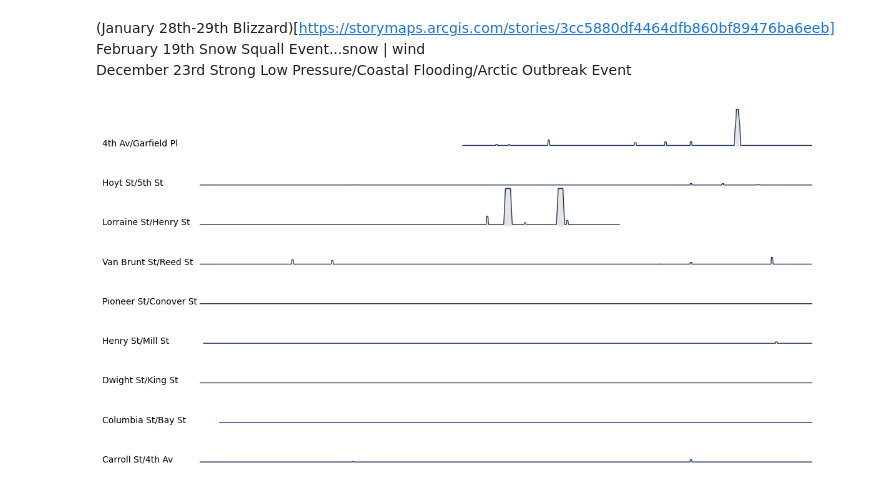
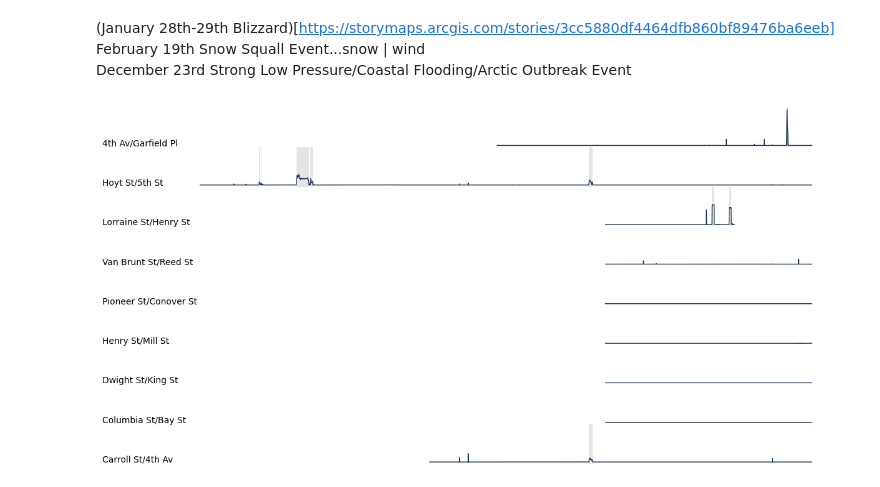
Before and after one commit to cankadir/FloodAnalysis, a Jupyter notebook: PY/Visualization_Tests.ipynb, the cells around one changed output. Saved outputs shown, nothing was run; the diff lists cells and outputs as text; code cells hidden in the pictures.

Commit message:
Improved Visualizations
 - New expanded data
 - Better labeling
 - Simplified color ramps
 - Better annotations.

```diff
--- a/PY/Visualization_Tests.ipynb
+++ b/PY/Visualization_Tests.ipynb
@@ -82,6 +74,6 @@ geo_sensors.head(3)
 | 3 | BK - 9th St/Smith St | Brooklyn | Gowanus | 40.673401 | -73.994892 | overly_heroic_squid | ... |
 | 4 | BK - Carroll St/4th Av | Brooklyn | Gowanus | 40.676281 | -73.984089 | weekly_poetic_guinea | ... |
 # %%
-all_data = flood_data.join(geo_sensors.set_index('deployment_id'), on='deployment_id')
+all_data = flood_data.join(geo_sensors.drop(['lat', 'lon', 'sensor_display_name', 'sensor_address_neighborhood'],axis=1).set_index('deployment_id'), on='deployment_id')
 all_data.head()
 # %% [output]
@@ -148,0 +224,37 @@ RH_data.head()
+# %%
+
+rh_daily =pd.pivot_table(
+    data = RH_data[RH_data['sensor_display_name'].str.contains("Hoyt") ],
+    columns = 'week',
+    index = 'year',
+    values= 'smooth_depth_cut',
+    aggfunc='max'
+).astype( float )
+
+plt.figure( figsize=(12, 3) )
+ax = sns.heatmap( rh_daily, cmap= custom_ramp )
+ax.tick_params( axis='both', left=False, bottom=False, labelsize=8 )
+
+values = ['No Flood', 'Flood', 'Major Flood']
+n = len(values)
+
+colorbar = ax.collections[0].colorbar
+r = colorbar.vmax - colorbar.vmin
+colorbar.set_ticks([colorbar.vmin + r / n * (0.5 + i) for i in range(n)])
+colorbar.set_ticklabels( values )
+colorbar.ax.tick_params(labelsize=8)
+
+# Custom x lables
+months = ['Jan','Feb','Mar','Apr','May','Jun','Jul','Aug','Sep','Oct','Nov','Dec']
+# months = ['Jan','Feb','Mar']
+plt.xticks( [(i*31)+15 for i in range(len(months))] , labels= months , rotation = 0, fontsize=8, ha='center')
+
+# Ad grids
+[ plt.axvline(i*31, color = '#333', alpha=0.25 , lw=0.5 ) for i in range(len(months))]
+[ plt.axhline(i, color = '#333', alpha=0.25 , lw=0.5 ) for i in range(1,3) ]
+
+plt.ylabel('')
+plt.xlabel('')
+plt.yticks(rotation=0)
+plt.title( "Hoyt St & 5th St Sensor, Daily Flood Events", fontsize=13, fontweight='bold', ha = 'left', x=0, y=1.05)
+plt.savefig( r'D:\WORK\FLOODNET\VISUALS\Hoyt5.pdf', dpi=300, bbox_inches='tight')
@@ -166,9 +342,9 @@ time_data = RH_data.groupby( ['deployment_id',pd.Grouper(key='time',freq="2H")]
 
 time_data = time_data[ time_data['deployment_id'] != 'overly_heroic_squid' ]
 
-time_data['smooth_depth_in'] = time_data.groupby('deployment_id').apply( lambda x: x['smooth_depth_in'].rolling(8, axis=0 ).mean() ).values
+time_data['smooth_depth_in'] = time_data.groupby('deployment_id').apply( lambda x: x['smooth_depth_in'].rolling(2, axis=0 ).mean() ).values
 time_data = time_data.dropna( axis = 0 )
-time_data = time_data[ (time_data['time'].dt.year >= 2022) & (time_data['time'].dt.month >= 3) ]
+# time_data = time_data[ (time_data['time'].dt.year >= 2022) & (time_data['time'].dt.month >= 3) ]
 
 fig,axs = plt.subplots(nrows=time_data['deployment_id'].nunique(),figsize=(12,6), sharex=True, sharey=True )
 
@@ -183,31 +359,31 @@ for count,id in enumerate(time_data['deployment_id'].unique()):
         color = '#1d3557')
 
     ax.set_ylabel( temp['sensor_display_name'].values[0].split(" - ")[1] , rotation=0, ha='left')
     # move the y label to the left
     ax.yaxis.set_label_coords(-0.1,0)
     sns.despine( bottom = True, left = True, right=True, ax=ax )
     ax.patch.set_alpha(0)
 
     #remove xticks
     ax.set_xticks([])
     ax.set_yticks([])
 
     temp['order'] = [i for i in range(temp.shape[0])]
     temp_filtered = temp[ temp['smooth_depth_in'] > 0.5 ]
 
     grouped_floods = group_consecutive( temp_filtered['order'] )
     for flood in grouped_floods:
         if len(flood.values) > 8:
             flood_start = flood.values[0]
             flood_end = flood.values[-1]
 
             flood_start_time = temp[temp['order']==flood_start]['time'].values[0]
             flood_end_time = temp[temp['order']==flood_end]['time'].values[0]
 
             ax.axvspan(flood_start_time, flood_end_time, alpha=0.2, fc='grey', ec=None, zorder=0)
 
 
 plt.tight_layout( h_pad= 0 , w_pad=0 )
 plt.show()
 # %% [output]
-[figure, old version]
+[figure, new version]
```
Also changed, not shown: parts of 11 cells of this notebook.
